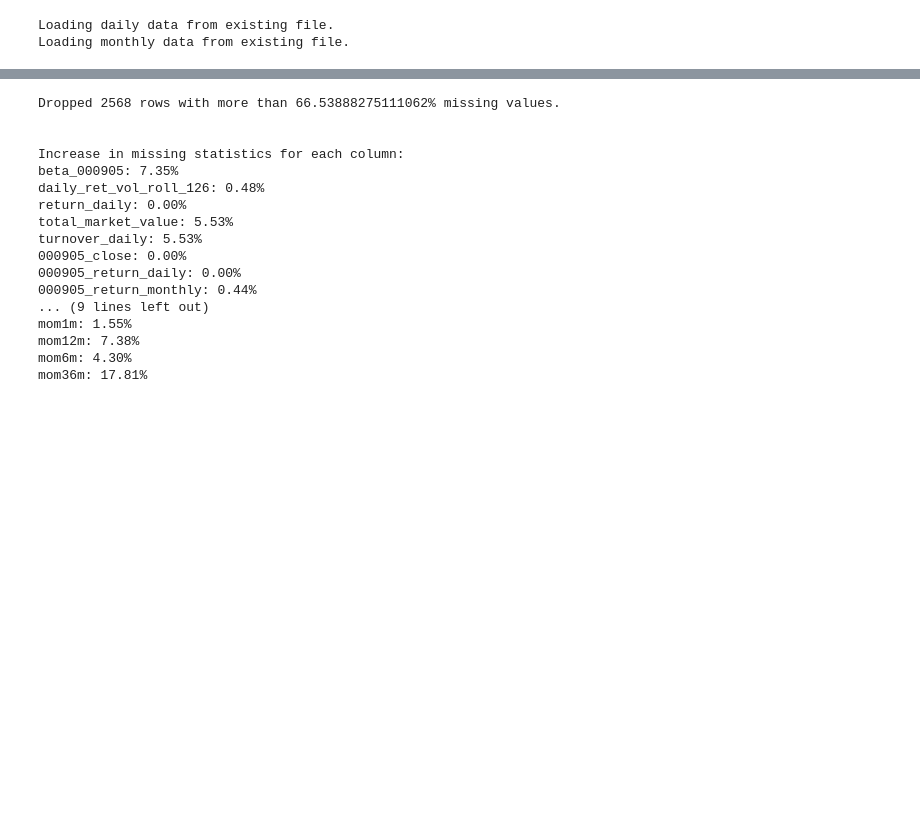
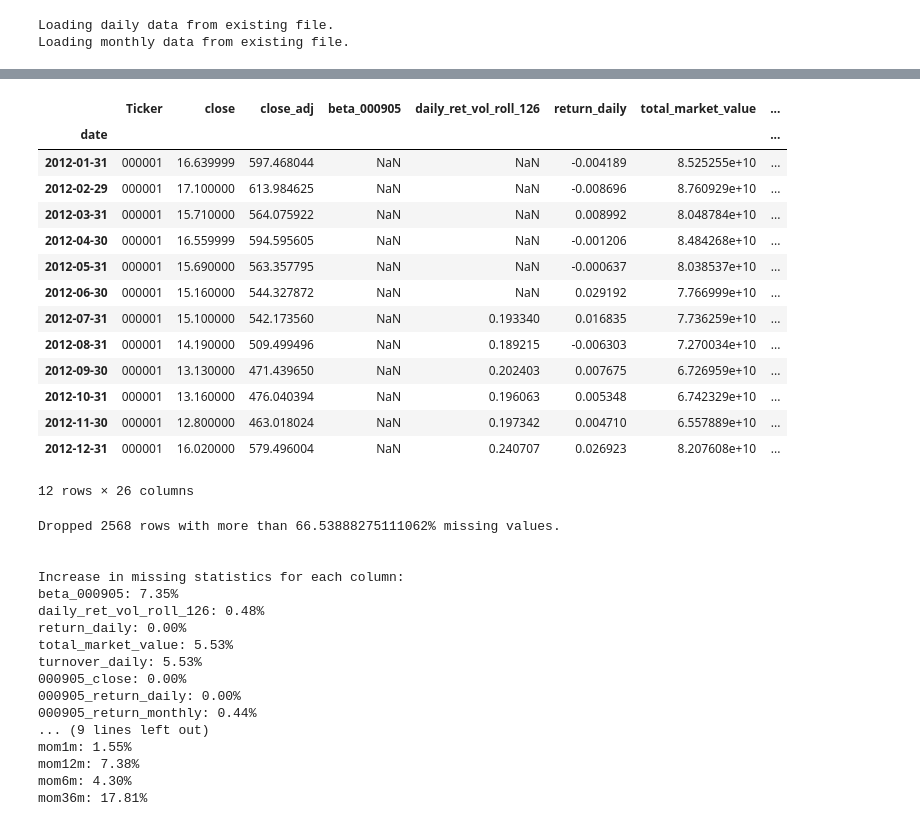
Before and after one commit to howie-zeng/Chinese-Stock-Market-Analysis--Long-Term-Trends, a Jupyter notebook: test.ipynb, the cells around one changed output, grey strips where cells are left out. Drawn from its saved outputs; the diff is of its cells as text; code cells hidden in the pictures; blank space fills up the shorter version.

```diff
--- a/test.ipynb
+++ b/test.ipynb
@@ -36,3 +59,21 @@ data_monthly_merged = dp.merge_daily_and_monthly_data(data_daily, data_monthly)
+# %%
+bata[bata['Ticker'] == "000001"]
+# %% [output]
+|  | Ticker | close | close_adj | beta_000905 | daily_ret_vol_roll_126 | return_daily | total_market_value | ... |
+| date |  |  |  |  |  |  |  | ... |
+| 2012-01-31 | 000001 | 16.639999 | 597.468044 | NaN | NaN | -0.004189 | 8.525255e+10 | ... |
+| 2012-02-29 | 000001 | 17.100000 | 613.984625 | NaN | NaN | -0.008696 | 8.760929e+10 | ... |
+| 2012-03-31 | 000001 | 15.710000 | 564.075922 | NaN | NaN | 0.008992 | 8.048784e+10 | ... |
+| 2012-04-30 | 000001 | 16.559999 | 594.595605 | NaN | NaN | -0.001206 | 8.484268e+10 | ... |
+| 2012-05-31 | 000001 | 15.690000 | 563.357795 | NaN | NaN | -0.000637 | 8.038537e+10 | ... |
+| 2012-06-30 | 000001 | 15.160000 | 544.327872 | NaN | NaN | 0.029192 | 7.766999e+10 | ... |
+| 2012-07-31 | 000001 | 15.100000 | 542.173560 | NaN | 0.193340 | 0.016835 | 7.736259e+10 | ... |
+| 2012-08-31 | 000001 | 14.190000 | 509.499496 | NaN | 0.189215 | -0.006303 | 7.270034e+10 | ... |
+| 2012-09-30 | 000001 | 13.130000 | 471.439650 | NaN | 0.202403 | 0.007675 | 6.726959e+10 | ... |
+| 2012-10-31 | 000001 | 13.160000 | 476.040394 | NaN | 0.196063 | 0.005348 | 6.742329e+10 | ... |
+| 2012-11-30 | 000001 | 12.800000 | 463.018024 | NaN | 0.197342 | 0.004710 | 6.557889e+10 | ... |
+| 2012-12-31 | 000001 | 16.020000 | 579.496004 | NaN | 0.240707 | 0.026923 | 8.207608e+10 | ... |
+12 rows × 26 columns
 # %%
 data_monthly_imputed = dp.handle_crosssectional_na(data_monthly_merged)
 # %% [output]
```
Also changed, not shown: parts of 10 cells of this notebook, 2 other files.
